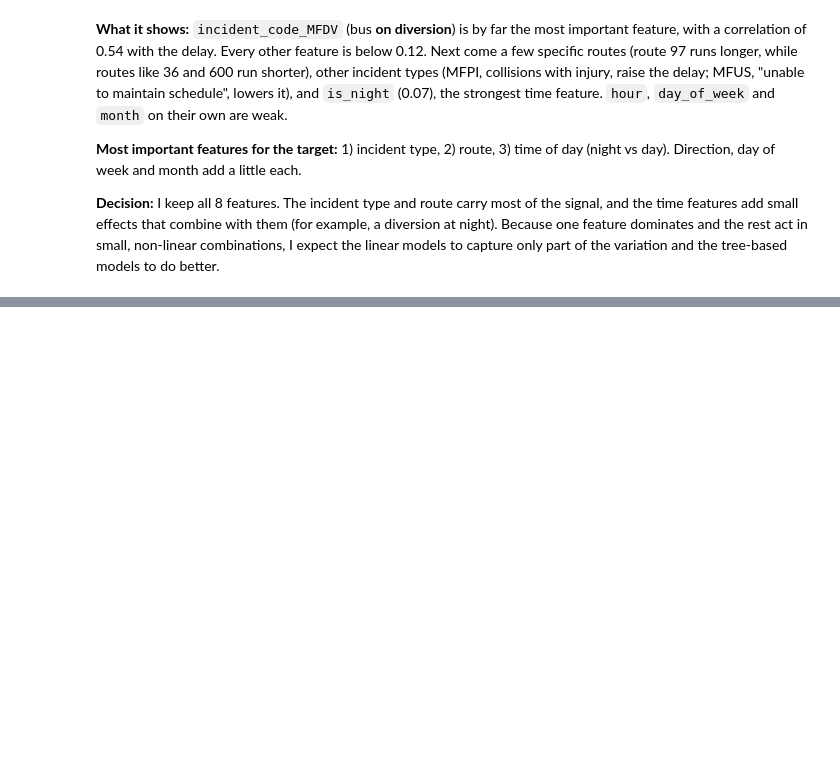
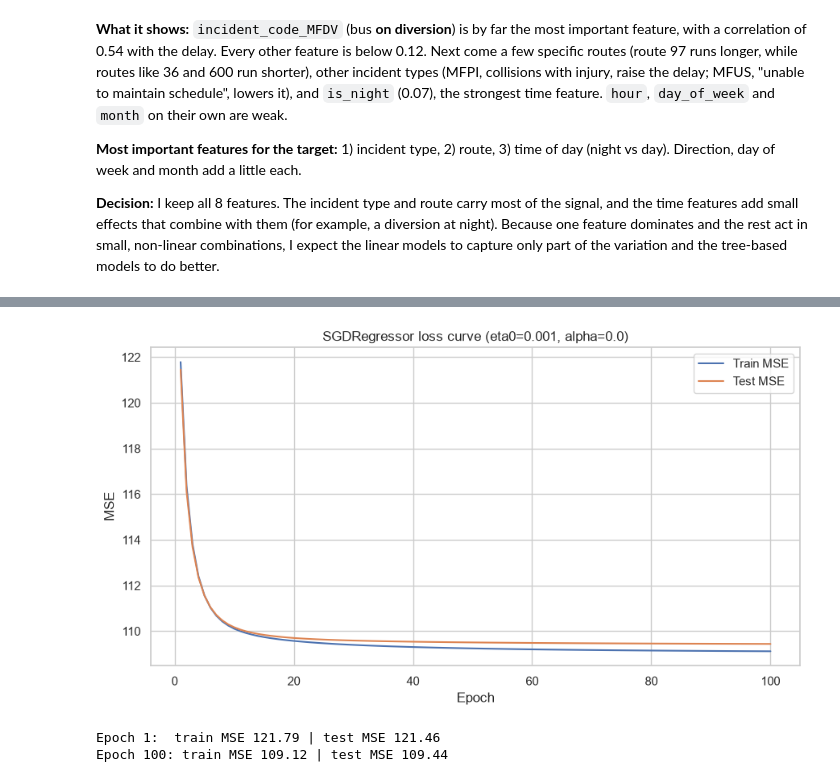
Before and after one commit to Byiringiro-saaad/linear_regression_model, a Jupyter notebook: summative/linear_regression/multivariate.ipynb, the cells around one changed output, grey strips where cells are left out. Cells and saved outputs as stored; diff of their text form; code cells hidden in the pictures; blank space fills up the shorter version.

```diff
--- a/summative/linear_regression/multivariate.ipynb
+++ b/summative/linear_regression/multivariate.ipynb
@@ -404,0 +647,27 @@ dtype: float64
+# %%
+sgd_tuned = SGDRegressor(loss="squared_error", penalty="l2", learning_rate="constant",
+                         eta0=best_eta0, alpha=best_alpha, random_state=RANDOM_STATE)
+
+train_losses, test_losses = [], []
+for epoch in range(best_epochs):
+    sgd_tuned.partial_fit(X_train_prep, y_train)   # one pass over the training data
+    train_losses.append(mean_squared_error(y_train, sgd_tuned.predict(X_train_prep)))
+    test_losses.append(mean_squared_error(y_test, sgd_tuned.predict(X_test_prep)))
+
+epochs_axis = range(1, best_epochs + 1)
+plt.figure(figsize=(9, 5))
+plt.plot(epochs_axis, train_losses, label="Train MSE")
+plt.plot(epochs_axis, test_losses, label="Test MSE")
+plt.xlabel("Epoch")
+plt.ylabel("MSE")
+plt.title(f"SGDRegressor loss curve (eta0={best_eta0}, alpha={best_alpha})")
+plt.legend()
+plt.tight_layout()
+plt.show()
+
+print(f"Epoch 1:  train MSE {train_losses[0]:.2f} | test MSE {test_losses[0]:.2f}")
+print(f"Epoch {best_epochs}: train MSE {train_losses[-1]:.2f} | test MSE {test_losses[-1]:.2f}")
+# %% [output]
+[figure, added]
+Epoch 1:  train MSE 121.79 | test MSE 121.46
+Epoch 100: train MSE 109.12 | test MSE 109.44
```
Also changed, not shown: parts of 19 cells of this notebook.
